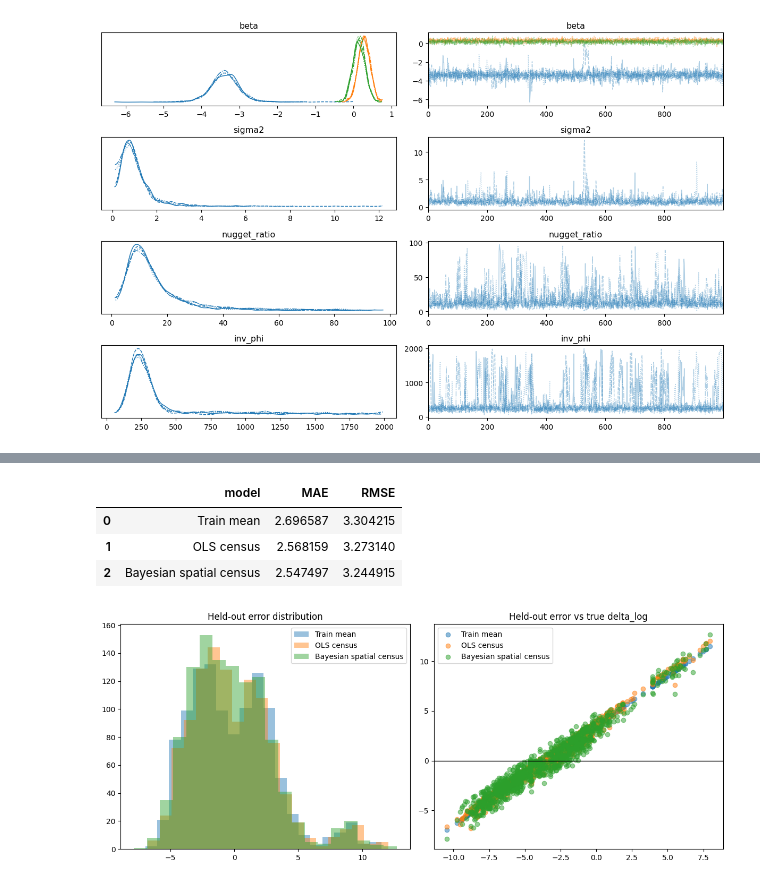
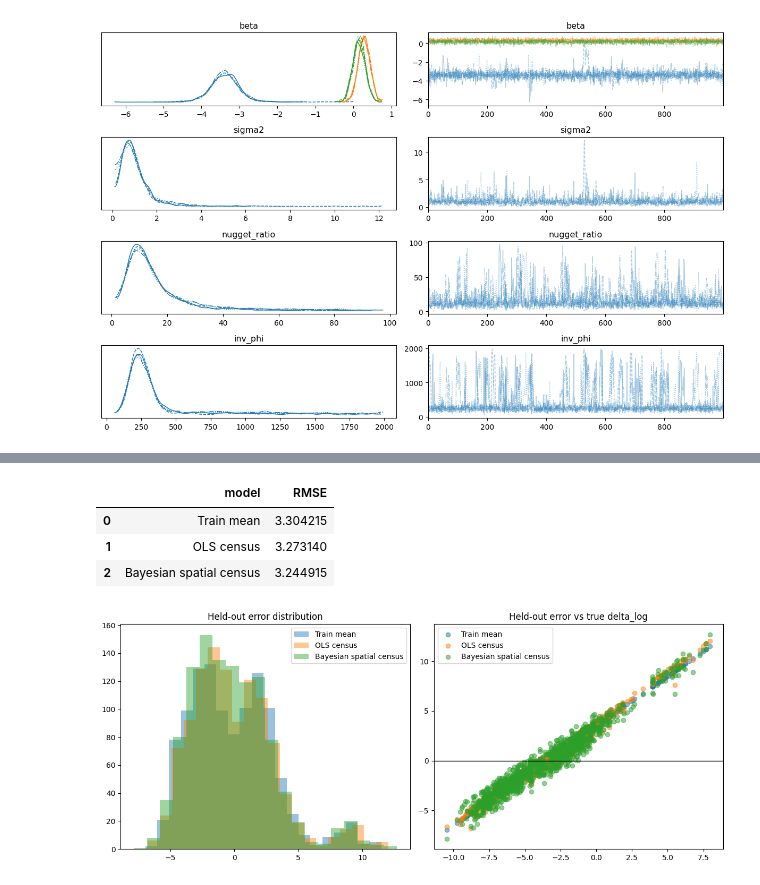
Before and after one commit to kennethgu/stats305c-project, a Jupyter notebook: milestone3/bayesian_differences.ipynb, the cells around one changed output, grey strips where cells are left out. Saved outputs shown, nothing was run; the diff lists cells and outputs as text; code cells hidden in the pictures.

```diff
--- a/milestone3/bayesian_differences.ipynb
+++ b/milestone3/bayesian_differences.ipynb
@@ -445,35 +452,30 @@ def bayesian_spatial_delta_predict(trace, train_data, test_df, n_posterior_sampl
 # %%
 if trace_delta_census is not None and bayes_train_data is not None:
     bayes_pred, bayes_y_test, bayes_test_data = bayesian_spatial_delta_predict(
         trace_delta_census,
         bayes_train_data,
         test,
         n_posterior_samples=200,
     )
 
     bayes_errors = bayes_y_test - bayes_pred
     ols_test_errors = bayes_y_test - bayes_test_data["sample"]["delta_log_ols_fitted"].values
     null_test_errors = bayes_y_test - bayes_train_data["y"].mean()
 
     bayes_comparison = pd.DataFrame({
         "model": ["Train mean", "OLS census", "Bayesian spatial census"],
-        "MAE": [
-            np.mean(np.abs(null_test_errors)),
-            np.mean(np.abs(ols_test_errors)),
-            np.mean(np.abs(bayes_errors)),
-        ],
         "RMSE": [
             np.sqrt(np.mean(null_test_errors ** 2)),
             np.sqrt(np.mean(ols_test_errors ** 2)),
             np.sqrt(np.mean(bayes_errors ** 2)),
         ],
     })
     display(bayes_comparison)
 # %% [output]
-|  | model | MAE | RMSE |
-| 0 | Train mean | 2.696587 | 3.304215 |
-| 1 | OLS census | 2.568159 | 3.273140 |
-| 2 | Bayesian spatial census | 2.547497 | 3.244915 |
+|  | model | RMSE |
+| 0 | Train mean | 3.304215 |
+| 1 | OLS census | 3.273140 |
+| 2 | Bayesian spatial census | 3.244915 |
 # %%
 if trace_delta_census is not None and bayes_train_data is not None:
     plt.figure(figsize=(12, 5))
```
Also changed, not shown: parts of 1 cell of this notebook, 6 other files.
